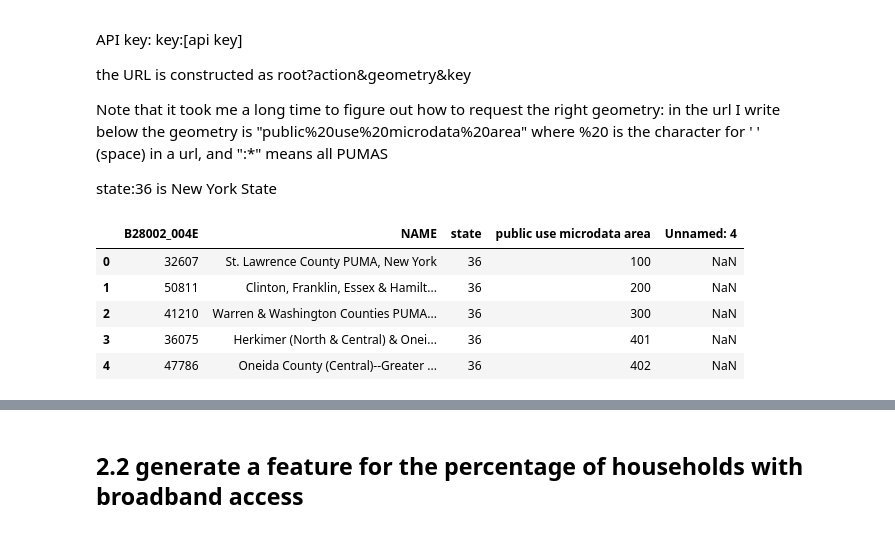
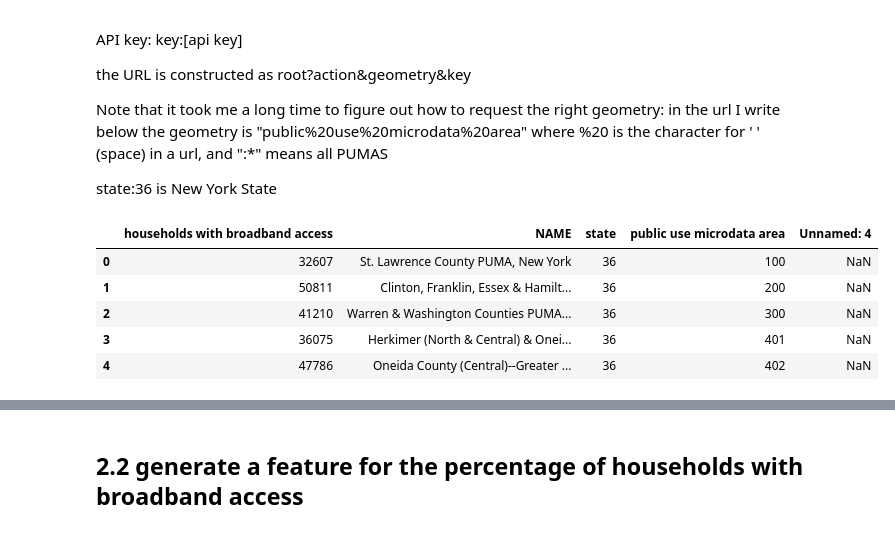
Before and after one commit to RossMacW/PUI2018_ram844, a Jupyter notebook: HW7_ram844/Assignment1.ipynb, the cells around one changed output, grey strips where cells are left out. Cells and saved outputs as stored; diff of their text form; code cells hidden in the pictures.

```diff
--- a/HW7_ram844/Assignment1.ipynb
+++ b/HW7_ram844/Assignment1.ipynb
@@ -159,6 +147,6 @@ aff1y['variables'][keyNhouseholds]
 # %% [markdown]
 Similarly, choose the fractions of houses with any "With an Internet subscription!!Broadband of any type"
 # %%
-#keyword for the number of households with broarband access
-keyNBB = ...
+#keyword for the number of households with broadband access
+keyNBB = 'B28002_004E'
 aff1y['variables'][keyNBB]
@@ -183,13 +178,13 @@ state:36 is New York State
 # %%
 # getting the broadband access number of households
 url = "https://api.census.gov/data/2016/acs/acs1?get=" + keyNBB +\
 ",NAME&for=public%20use%20microdata%20area:*&in=state:36&key=" + myAPI
 resp = requests.request('GET', url).content
 pumaBB = pd.read_csv(io.StringIO(resp.decode('utf-8').replace('[','').replace(']','')))
-
+pumaBB.rename(columns={'B28002_004E': 'households with broadband access'}, inplace=True)
 pumaBB.head()
 # %% [output]
-|  | B28002_004E | NAME | state | public use microdata area | Unnamed: 4 |
+|  | households with broadband access | NAME | state | public use microdata area | Unnamed: 4 |
 | 0 | 32607 | St. Lawrence County PUMA, New York | 36 | 100 | NaN |
 | 1 | 50811 | Clinton, Franklin, Essex & Hamilt... | 36 | 200 | NaN |
 | 2 | 41210 | Warren & Washington Counties PUMA... | 36 | 300 | NaN |
```
Also changed, not shown: parts of 10 cells of this notebook.
